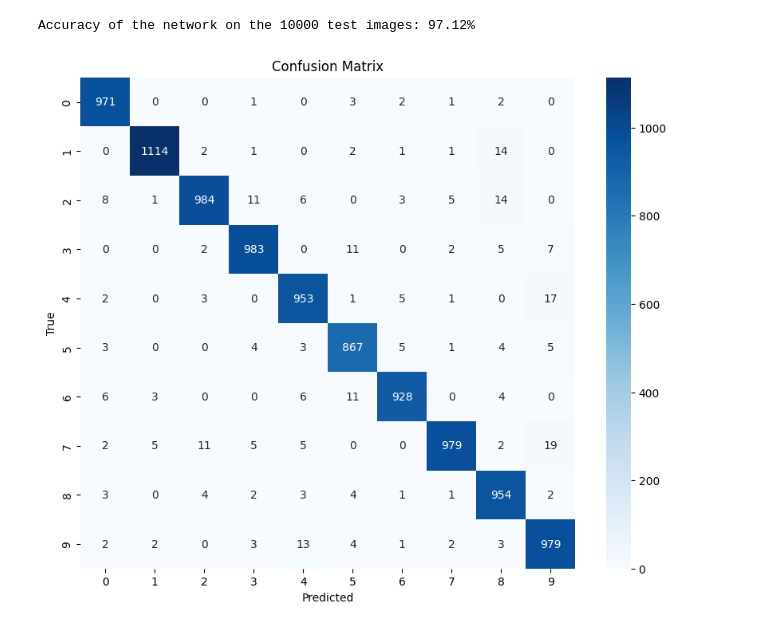
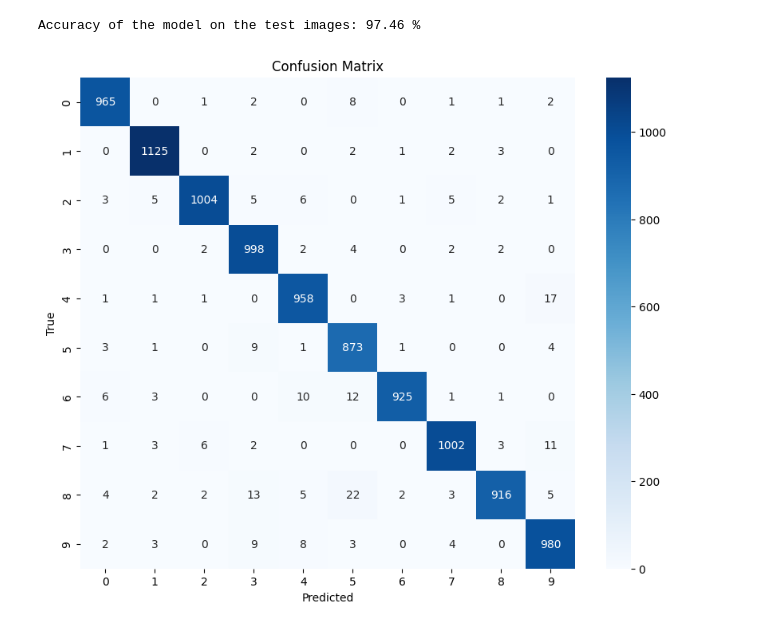
Before and after one commit to SheidaAbedpour/MLP-MNIST-handwritten-digit-Classification, a Jupyter notebook: MNIST_MLP_PyTorch.ipynb, the cells around one changed output. Drawn from its saved outputs; the diff is of its cells as text; code cells hidden in the pictures.

```diff
--- a/MNIST_MLP_PyTorch.ipynb
+++ b/MNIST_MLP_PyTorch.ipynb
@@ -68,0 +25,5 @@ y_test_tensor = torch.tensor(y_test, dtype=torch.long)
+# %%
+# HyperParameters
+batch_size = 128
+learning_rate = 0.001
+num_epochs = 10
@@ -127,0 +90,4 @@ Finished Training
+# %%
+model = model.to(device)
+criterion = nn.CrossEntropyLoss()
+optimizer = torch.optim.Adam(model.parameters(), lr=learning_rate)
@@ -128,30 +136,43 @@ Finished Training
 # %%
-# Test the model
+# Test and Evaluate Model
+
+model.eval()
+
+true_labels = []
+predicted_labels = []
+total = 0
 correct = 0
-total = 0
-all_preds = []
+
+# Disable gradient calculation for evaluation
 with torch.no_grad():
-    outputs = model(x_test_tensor)
-    _, predicted = torch.max(outputs.data, 1)
-    total += y_test_tensor.size(0)
-    correct += (predicted == y_test_tensor).sum().item()
-    all_preds = predicted.numpy()
+    for images, lables in test_data:
+        images, lables = images.to(device), lables.to(device)
 
-print(f'Accuracy of the network on the 10000 test images: {100 * correct / total:.2f}%')
+        # Forward pass
+        outputs = model(images)
 
-# Calculate the confusion
+        # Get the predicted class
+        _, predicted = torch.max(outputs, dim=1)
+
+        total += lables.shape[0]
+        correct += (predicted == lables).sum().item()
+
+        true_labels.extend(lables.cpu().numpy())
+        predicted_labels.extend(predicted.cpu().numpy())
+
+print(f'Accuracy of the model on the test images: {100 * correct / total} %')
 # %% [output]
-Accuracy of the network on the 10000 test images: 97.12%
+Accuracy of the model on the test images: 97.46 %
 # %%
 # Calculate the confusion matrix
-cm = confusion_matrix(y_test, all_preds)
+cm = confusion_matrix(true_labels, predicted_labels)
 
 # Plot the confusion matrix
 plt.figure(figsize=(10, 8))
 sns.heatmap(cm, annot=True, fmt='d', cmap='Blues', xticklabels=range(10), yticklabels=range(10))
 plt.xlabel('Predicted')
 plt.ylabel('True')
 plt.title('Confusion Matrix')
 plt.show()
 # %% [output]
-[figure, old version]
+[figure, new version]
```
Also changed, not shown: parts of 17 cells of this notebook.
